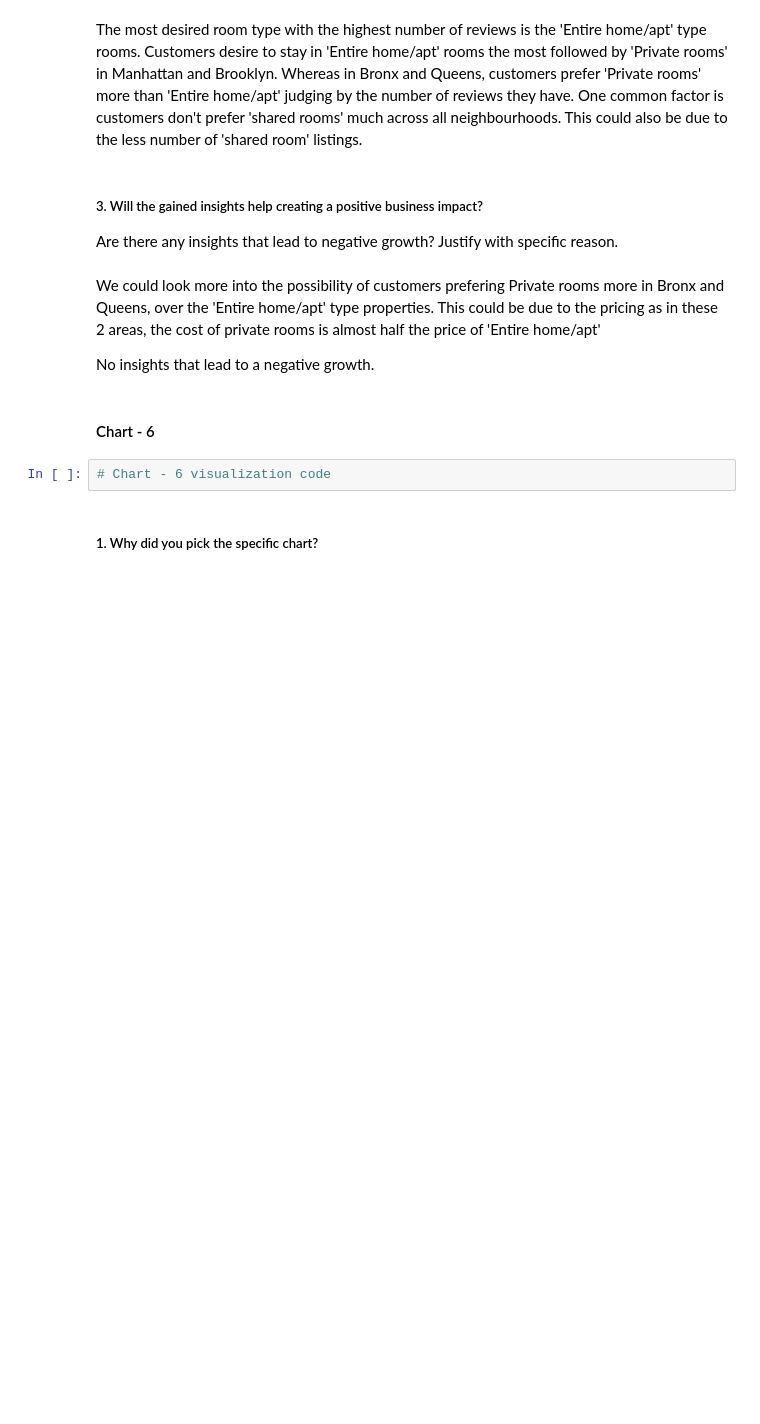
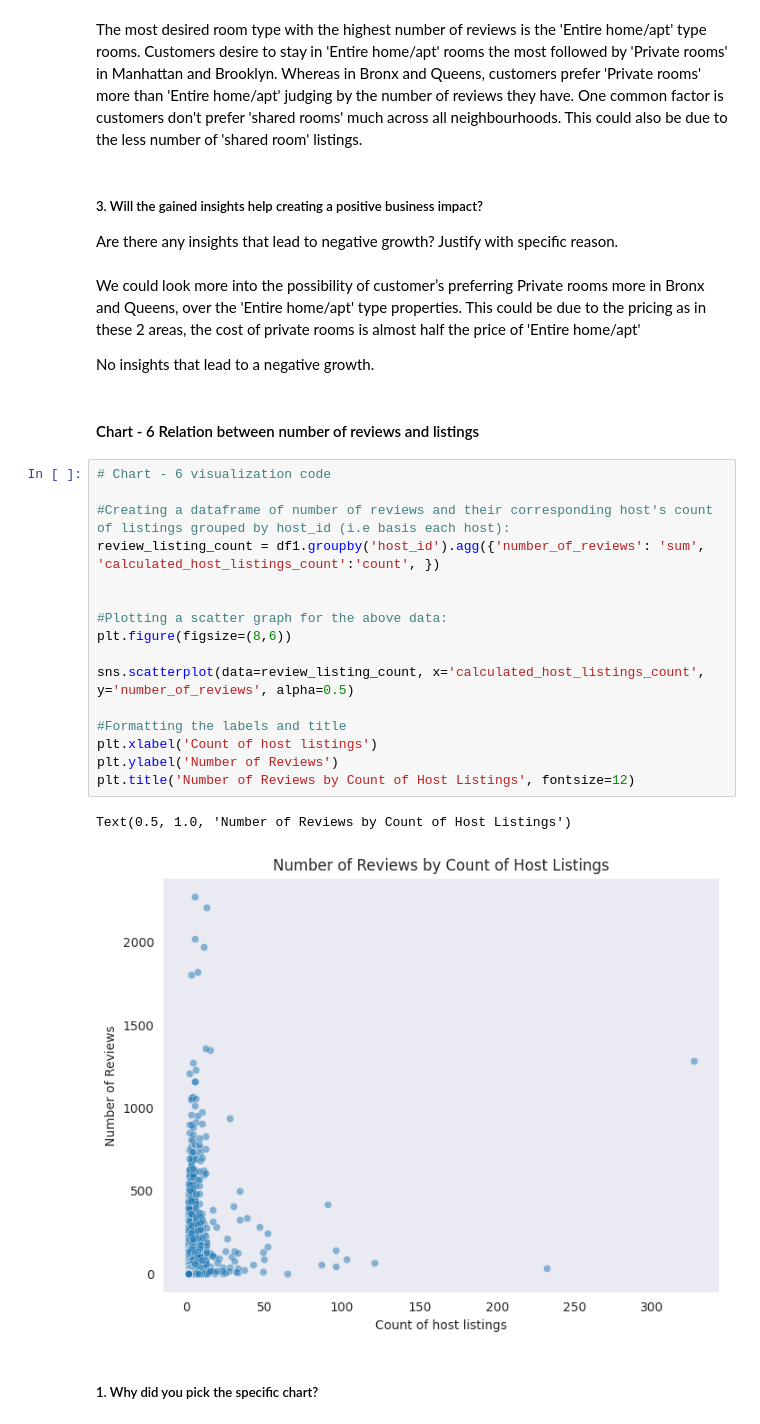
Before and after one commit to david-paul-m/Python-EDA, a Jupyter notebook: David_PY_EDA_AirBnb_Bookings_Analysis.ipynb, the cells around one changed output. Cells and saved outputs as stored; diff of their text form; blank space fills up the shorter version.

```diff
--- a/David_PY_EDA_AirBnb_Bookings_Analysis.ipynb
+++ b/David_PY_EDA_AirBnb_Bookings_Analysis.ipynb
@@ -573,12 +570,29 @@ The most desired room type with the highest number of reviews is the 'Entire hom
 ##### 3. Will the gained insights help creating a positive business impact?
 Are there any insights that lead to negative growth? Justify with specific reason.
 # %% [markdown]
-We could look more into the possibility of customers prefering Private rooms more in Bronx and Queens, over the 'Entire home/apt' type properties. This could be due to the pricing as in these 2 areas, the cost of private rooms is almost half the price of 'Entire home/apt'
+We could look more into the possibility of customer’s preferring Private rooms more in Bronx and Queens, over the 'Entire home/apt' type properties. This could be due to the pricing as in these 2 areas, the cost of private rooms is almost half the price of 'Entire home/apt'
 
 No insights that lead to a negative growth.
 # %% [markdown]
-#### Chart - 6
+#### Chart - 6 Relation between number of reviews and listings
-# %%
-# Chart - 6 visualization code
+# %%
+# Chart - 6 visualization code
+
+#Creating a dataframe of number of reviews and their corresponding host's count of listings grouped by host_id (i.e basis each host):
+review_listing_count = df1.groupby('host_id').agg({'number_of_reviews': 'sum', 'calculated_host_listings_count':'count', })
+
+
+#Plotting a scatter graph for the above data:
+plt.figure(figsize=(8,6))
+
+sns.scatterplot(data=review_listing_count, x='calculated_host_listings_count', y='number_of_reviews', alpha=0.5)
+
+#Formatting the labels and title
+plt.xlabel('Count of host listings')
+plt.ylabel('Number of Reviews')
+plt.title('Number of Reviews by Count of Host Listings', fontsize=12)
+# %% [output]
+Text(0.5, 1.0, 'Number of Reviews by Count of Host Listings')
+[figure, added]
 # %% [markdown]
 ##### 1. Why did you pick the specific chart?
```
Also changed, not shown: parts of 92 cells of this notebook.
